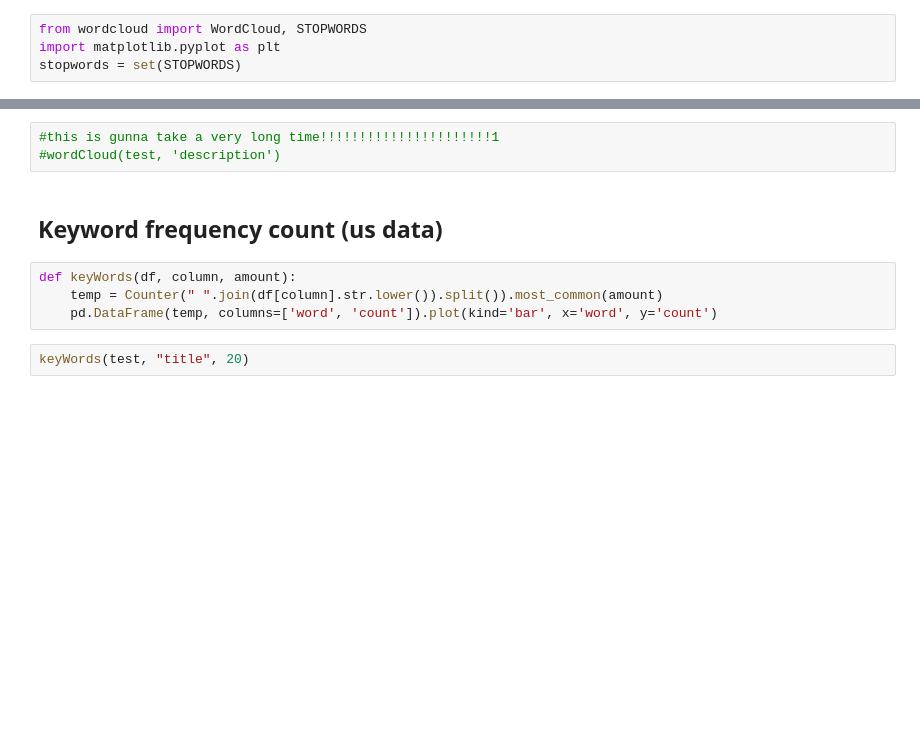
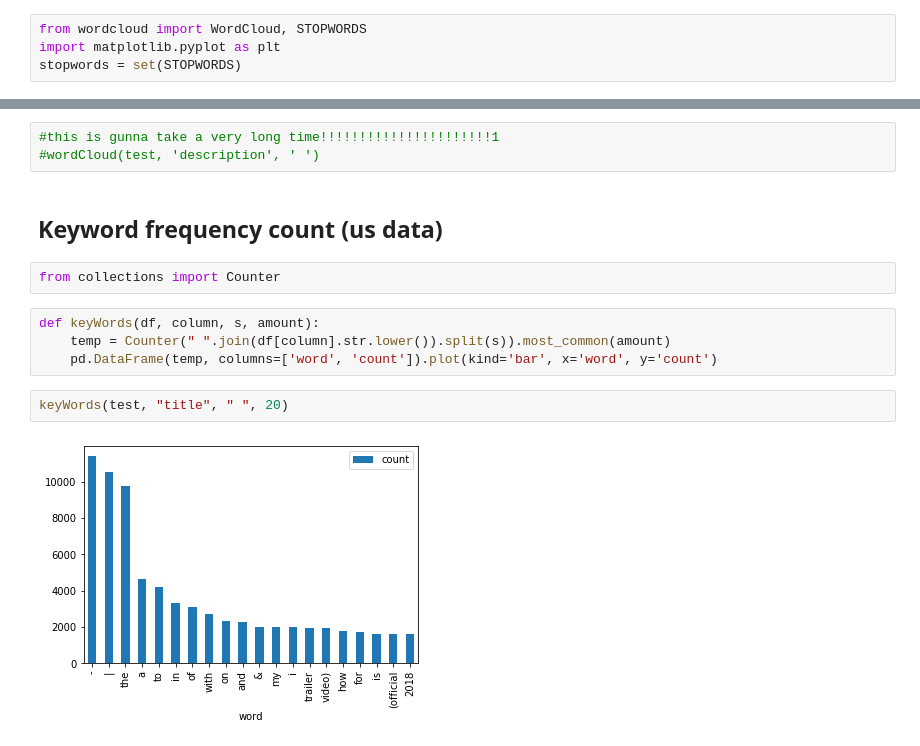
Before and after one commit to KristiWerry/YouTube_Trending_Data_Analysis, a Jupyter notebook: Final Project.ipynb, the cells around one changed output, grey strips where cells are left out. Drawn from its saved outputs; the diff is of its cells as text; blank space fills up the shorter version.

```diff
--- a/Final Project.ipynb
+++ b/Final Project.ipynb
@@ -263,12 +288,16 @@ wordCloud(test, 'title')
 # %%
 #this is gunna take a very long time!!!!!!!!!!!!!!!!!!!!!!1
-#wordCloud(test, 'description')
+#wordCloud(test, 'description', ' ')
 # %% [markdown]
 ## Keyword frequency count (us data)
+# %%
+from collections import Counter
 # %%
-def keyWords(df, column, amount):
-    temp = Counter(" ".join(df[column].str.lower()).split()).most_common(amount)
+def keyWords(df, column, s, amount):
+    temp = Counter(" ".join(df[column].str.lower()).split(s)).most_common(amount)
     pd.DataFrame(temp, columns=['word', 'count']).plot(kind='bar', x='word', y='count')
 # %%
-keyWords(test, "title", 20)
+keyWords(test, "title", " ", 20)
+# %% [output]
+[figure, added]
 # %%
```
Also changed, not shown: parts of 24 cells of this notebook.
